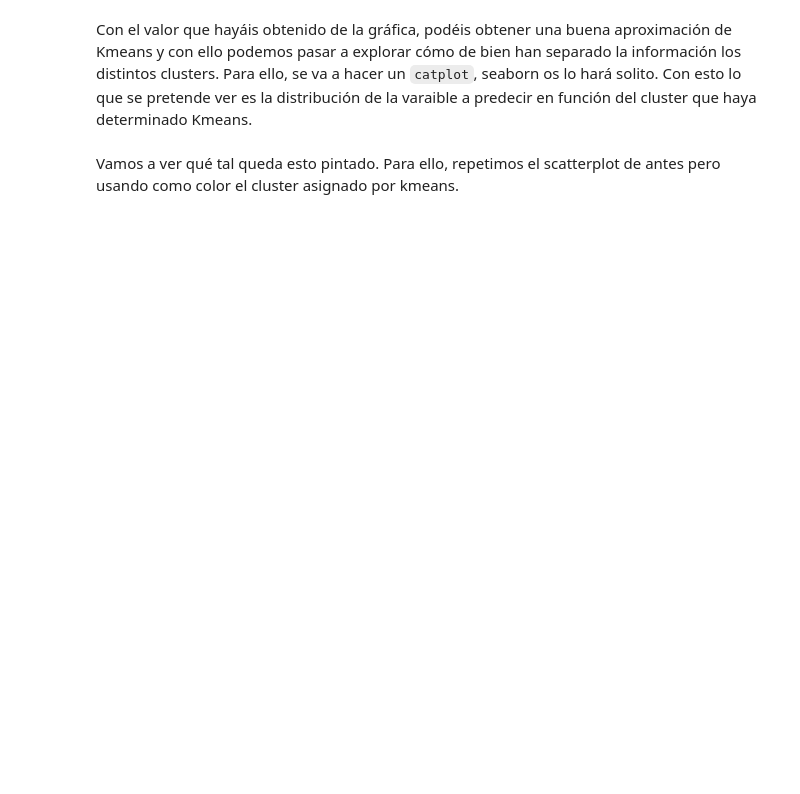
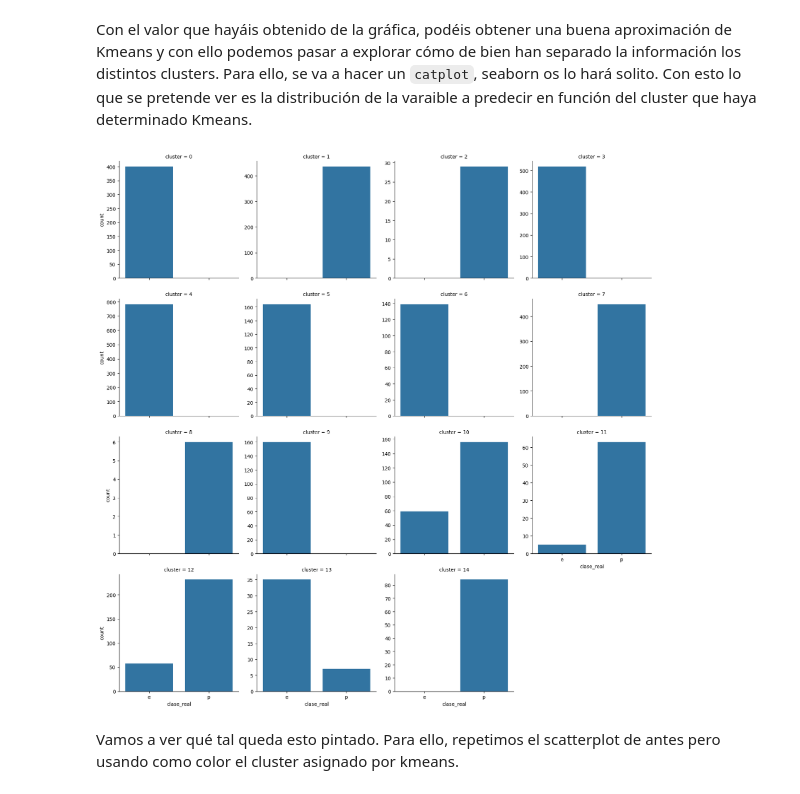
Before and after one commit to alharuty/Proyecto-VIII-ALLA, a Jupyter notebook: EDA.ipynb, the cells around one changed output. Cells and saved outputs as stored; diff of their text form; code cells hidden in the pictures; blank space fills up the shorter version.

```diff
--- a/EDA.ipynb
+++ b/EDA.ipynb
@@ -765,2 +760,32 @@ ax = sns.catplot(col=, x=, data=, kind='count',col_wrap=4)
+# %%
+# Aprender Kmeans con el valor de K obtenido.
+# 1. Aprender KMeans con el valor de K encontrado (15)
+kmeans = KMeans(n_clusters=15, random_state=42)
+kmeans.fit(X_train_scaled)
+
+# 2. Asignar cada punto a un cluster
+cluster_labels = kmeans.predict(X_train_scaled)
+
+# 3. Crear un DataFrame para graficar
+df_plot = pd.DataFrame({
+    'cluster': cluster_labels,
+    'clase_real': y_train  # o le.inverse_transform(y_train) si quieres ver 'p' y 'e'
+})
+
+df_plot['clase_real'] = label_encoder.inverse_transform(y_train)
+
+
+# 4. Visualizar con catplot (conteo de clases reales en cada cluster)
+ax = sns.catplot(
+    col='cluster',         # una columna por cada cluster
+    x='clase_real',        # clases reales ('p' o 'e') en el eje x
+    data=df_plot,
+    kind='count',
+    col_wrap=4,
+    sharey=False,
+    height=4
+)
+# %% [output]
+[figure, added]
 # %% [markdown]
 Vamos a ver qué tal queda esto pintado. Para ello, repetimos el scatterplot de antes pero usando como color el cluster asignado por kmeans.
```
Also changed, not shown: parts of 5 cells of this notebook.
